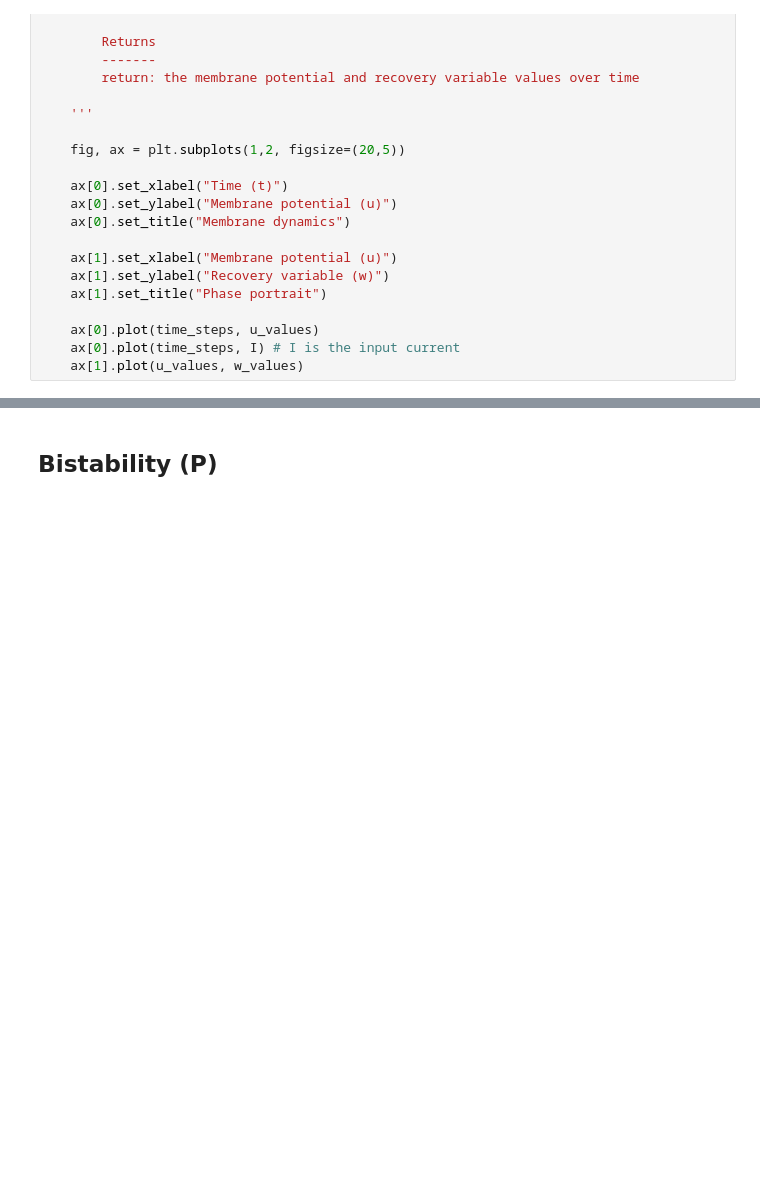
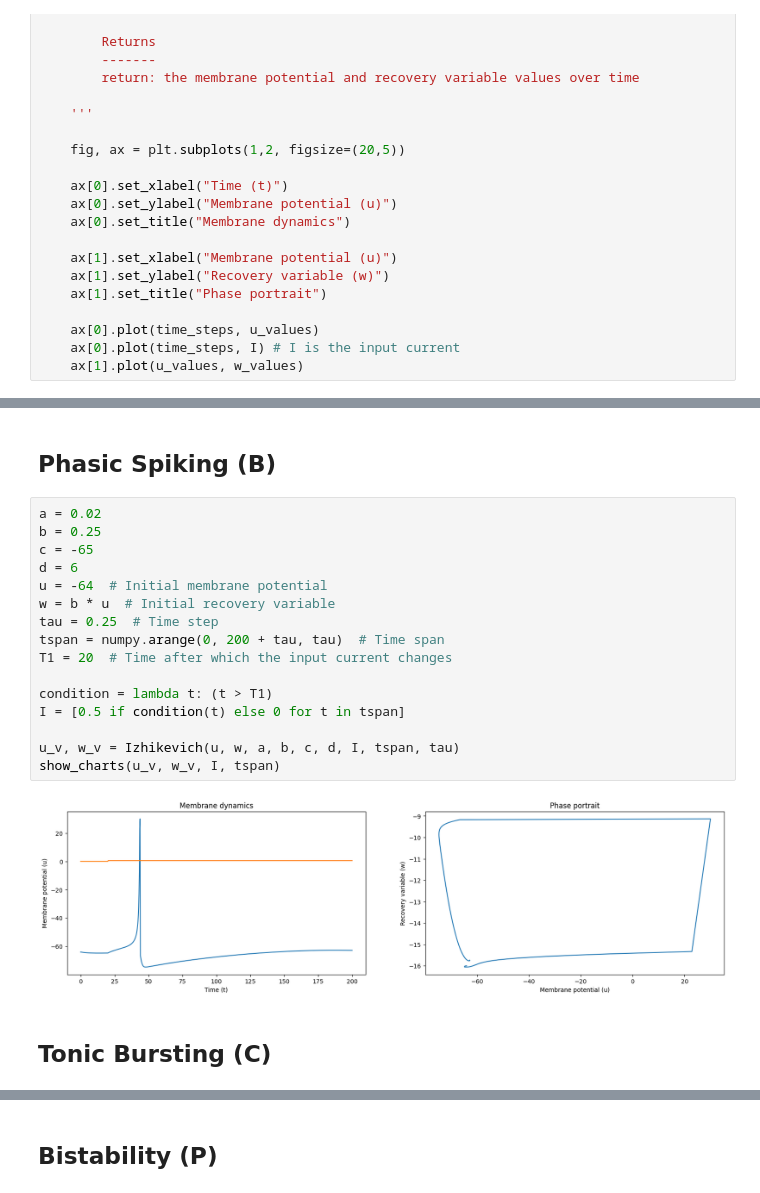
Before and after one commit to JacopoRaffi/CNS_Assignments, a Jupyter notebook: LAB1/main.ipynb, the cells around one changed output, grey strips where cells are left out. Drawn from its saved outputs; the diff is of its cells as text; blank space fills up the shorter version.

```diff
--- a/LAB1/main.ipynb
+++ b/LAB1/main.ipynb
@@ -115,0 +136,22 @@ def show_charts(u_values:list, w_values:list, I: numpy.array, time_steps:list):
+# %% [markdown]
+## Phasic Spiking (B)
+# %%
+a = 0.02
+b = 0.25
+c = -65
+d = 6
+u = -64  # Initial membrane potential
+w = b * u  # Initial recovery variable
+tau = 0.25  # Time step
+tspan = numpy.arange(0, 200 + tau, tau)  # Time span
+T1 = 20  # Time after which the input current changes
+
+condition = lambda t: (t > T1)
+I = [0.5 if condition(t) else 0 for t in tspan]
+
+u_v, w_v = Izhikevich(u, w, a, b, c, d, I, tspan, tau)
+show_charts(u_v, w_v, I, tspan)
+# %% [output]
+[figure, added]
+# %% [markdown]
+## Tonic Bursting (C)
```
Also changed, not shown: parts of 3 cells of this notebook.
